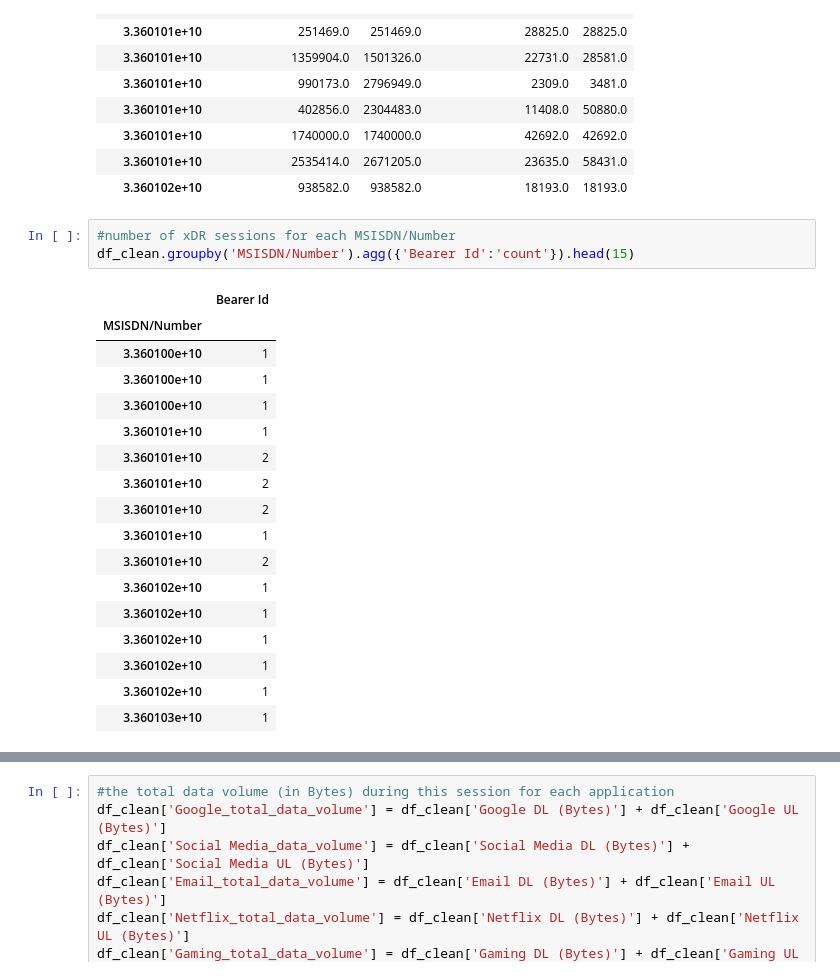
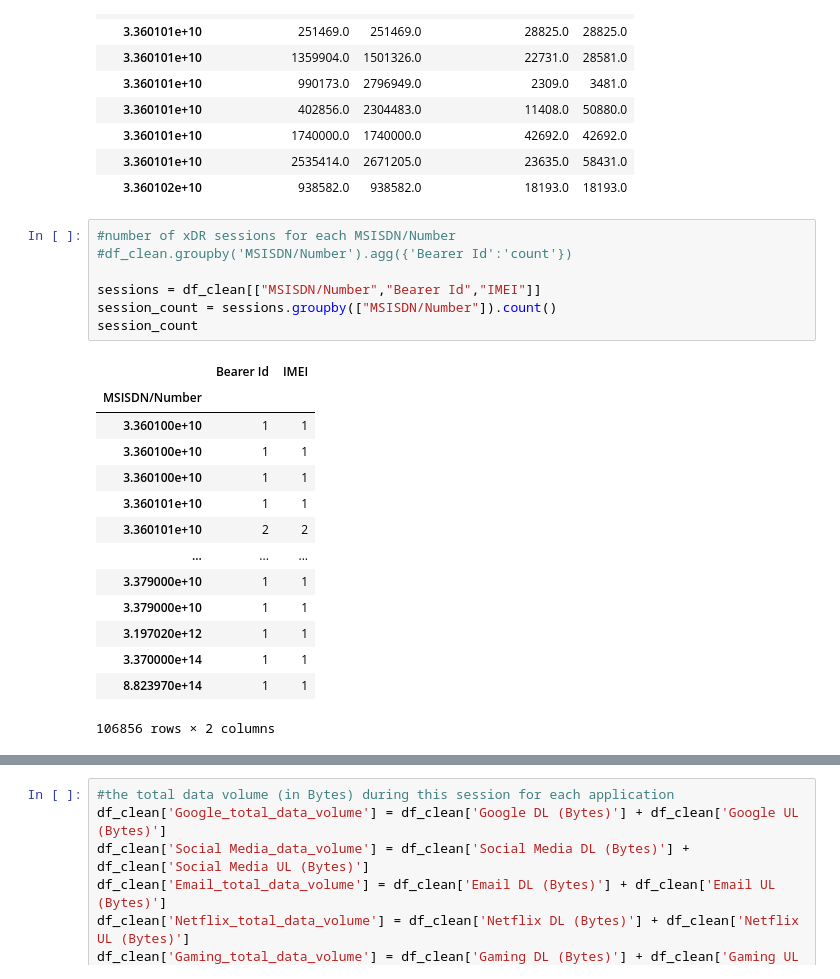
Before and after one commit to miz-ab/10xac_week_one_challenge_1, a Jupyter notebook: notebooks/week_one_challenge_one_task_1.1.ipynb, the cells around one changed output, grey strips where cells are left out. Drawn from its saved outputs; the diff is of its cells as text.

```diff
--- a/notebooks/week_one_challenge_one_task_1.1.ipynb
+++ b/notebooks/week_one_challenge_one_task_1.1.ipynb
@@ -150,22 +150,23 @@ df_clean.groupby('MSISDN/Number').agg({'Social Media DL (Bytes)': ['min', 'max']
 | 3.360102e+10 | 938582.0 | 938582.0 | 18193.0 | 18193.0 |
 # %%
 #number of xDR sessions for each MSISDN/Number
-df_clean.groupby('MSISDN/Number').agg({'Bearer Id':'count'}).head(15)
+#df_clean.groupby('MSISDN/Number').agg({'Bearer Id':'count'})
+
+sessions = df_clean[["MSISDN/Number","Bearer Id","IMEI"]]
+session_count = sessions.groupby(["MSISDN/Number"]).count()
+session_count
 # %% [output]
-|  | Bearer Id |
-| MSISDN/Number |  |
-| 3.360100e+10 | 1 |
-| 3.360100e+10 | 1 |
-| 3.360100e+10 | 1 |
-| 3.360101e+10 | 1 |
-| 3.360101e+10 | 2 |
-| 3.360101e+10 | 2 |
-| 3.360101e+10 | 2 |
-| 3.360101e+10 | 1 |
-| 3.360101e+10 | 2 |
-| 3.360102e+10 | 1 |
-| 3.360102e+10 | 1 |
-| 3.360102e+10 | 1 |
-| 3.360102e+10 | 1 |
-| 3.360102e+10 | 1 |
-| 3.360103e+10 | 1 |
+|  | Bearer Id | IMEI |
+| MSISDN/Number |  |  |
+| 3.360100e+10 | 1 | 1 |
+| 3.360100e+10 | 1 | 1 |
+| 3.360100e+10 | 1 | 1 |
+| 3.360101e+10 | 1 | 1 |
+| 3.360101e+10 | 2 | 2 |
+| ... | ... | ... |
+| 3.379000e+10 | 1 | 1 |
+| 3.379000e+10 | 1 | 1 |
+| 3.197020e+12 | 1 | 1 |
+| 3.370000e+14 | 1 | 1 |
+| 8.823970e+14 | 1 | 1 |
+106856 rows × 2 columns
```
Also changed, not shown: parts of 12 cells of this notebook.
